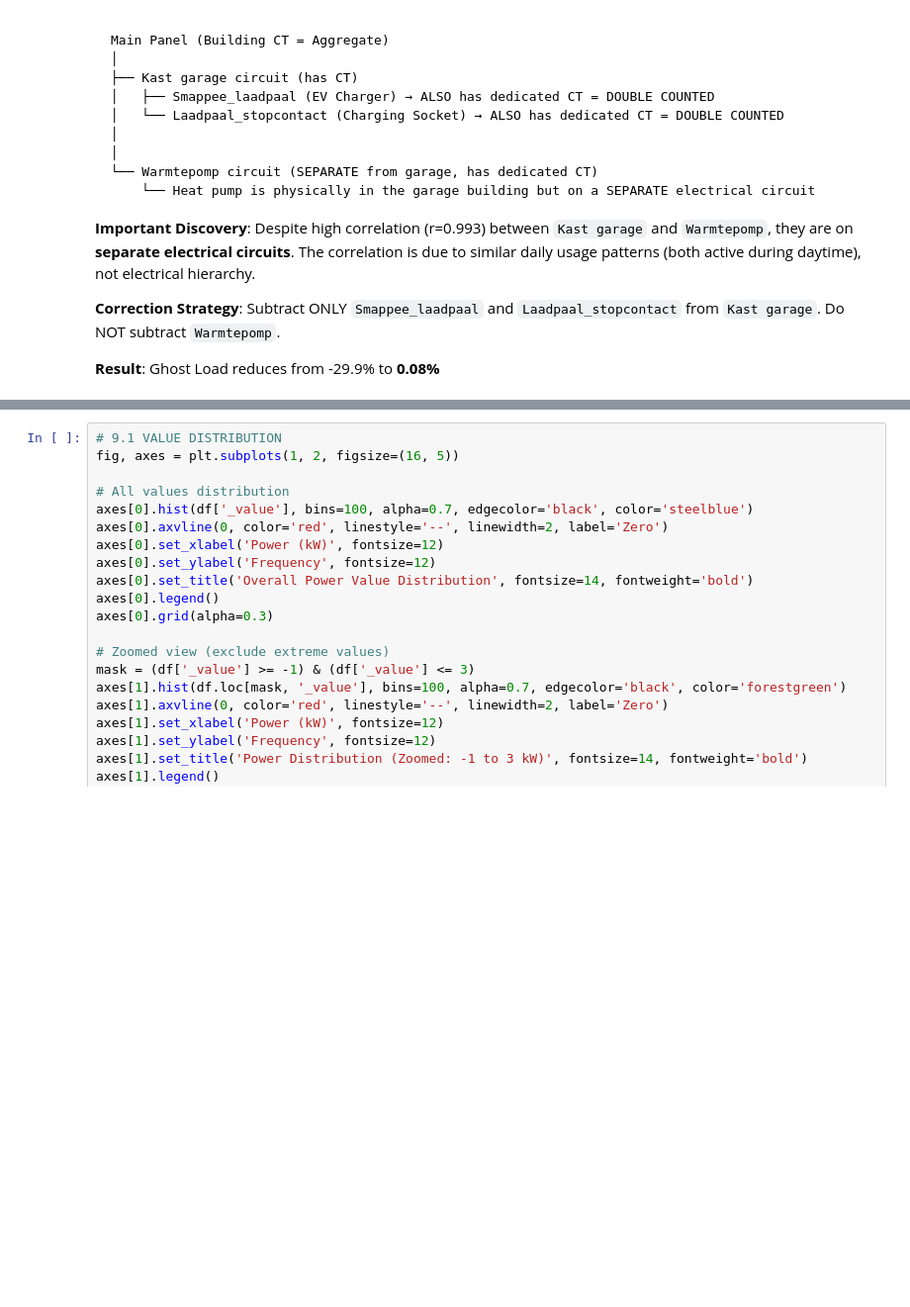
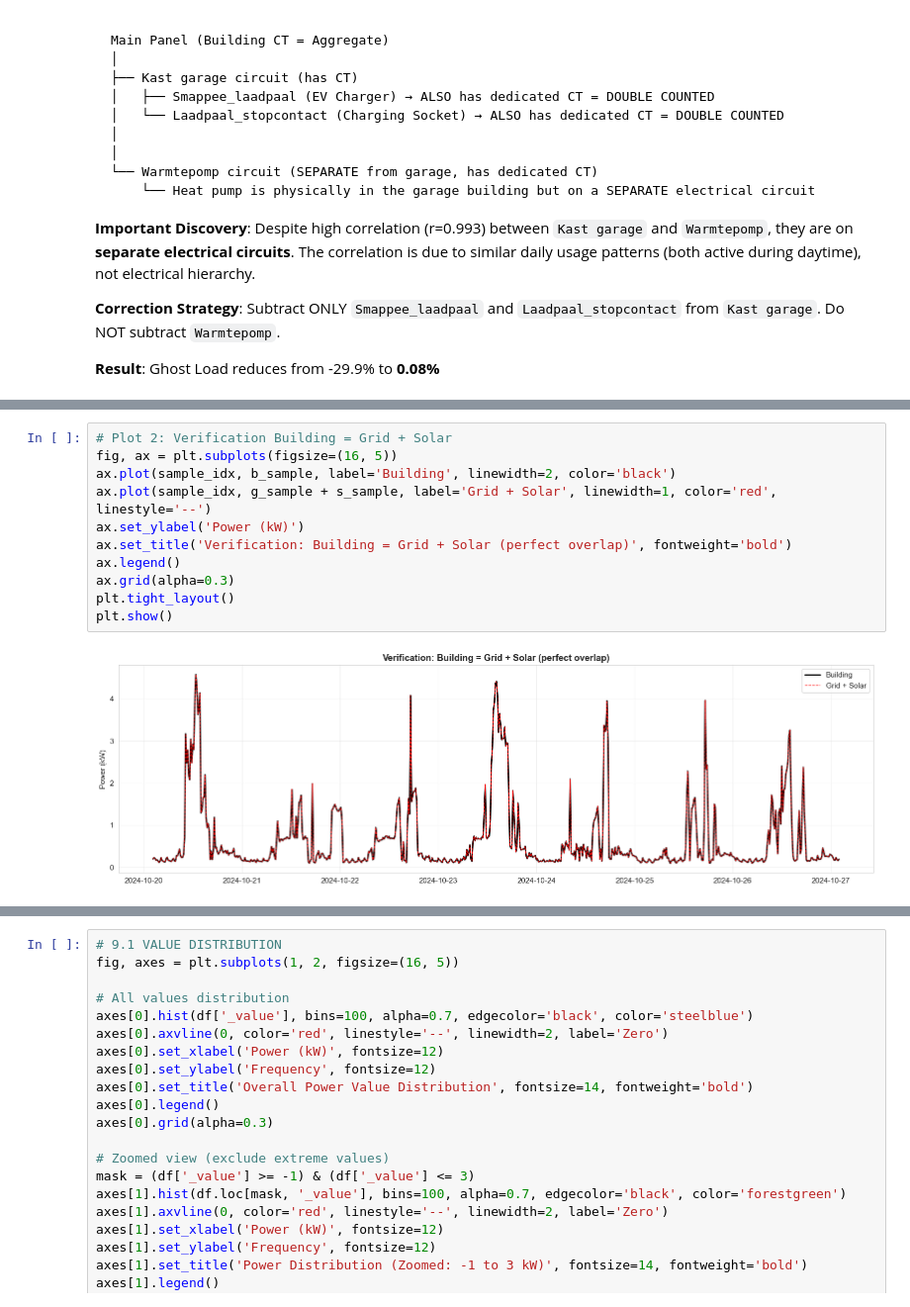
Before and after one commit to Thetommigun432/MTS3-MCTE-Team-Project-Energy-G1, a Jupyter notebook: preprocessing/eda_v2.ipynb, the cells around one changed output, grey strips where cells are left out. Shown at 99% size. Saved outputs shown, nothing was run; the diff lists cells and outputs as text; blank space fills up the shorter version.

```diff
--- a/preprocessing/eda_v2.ipynb
+++ b/preprocessing/eda_v2.ipynb
@@ -605,0 +713,13 @@ Main Panel (Building CT = Aggregate)
+# %%
+# Plot 2: Verification Building = Grid + Solar
+fig, ax = plt.subplots(figsize=(16, 5))
+ax.plot(sample_idx, b_sample, label='Building', linewidth=2, color='black')
+ax.plot(sample_idx, g_sample + s_sample, label='Grid + Solar', linewidth=1, color='red', linestyle='--')
+ax.set_ylabel('Power (kW)')
+ax.set_title('Verification: Building = Grid + Solar (perfect overlap)', fontweight='bold')
+ax.legend()
+ax.grid(alpha=0.3)
+plt.tight_layout()
+plt.show()
+# %% [output]
+[figure, added]
```
Also changed, not shown: parts of 14 cells of this notebook, 4 other files.
